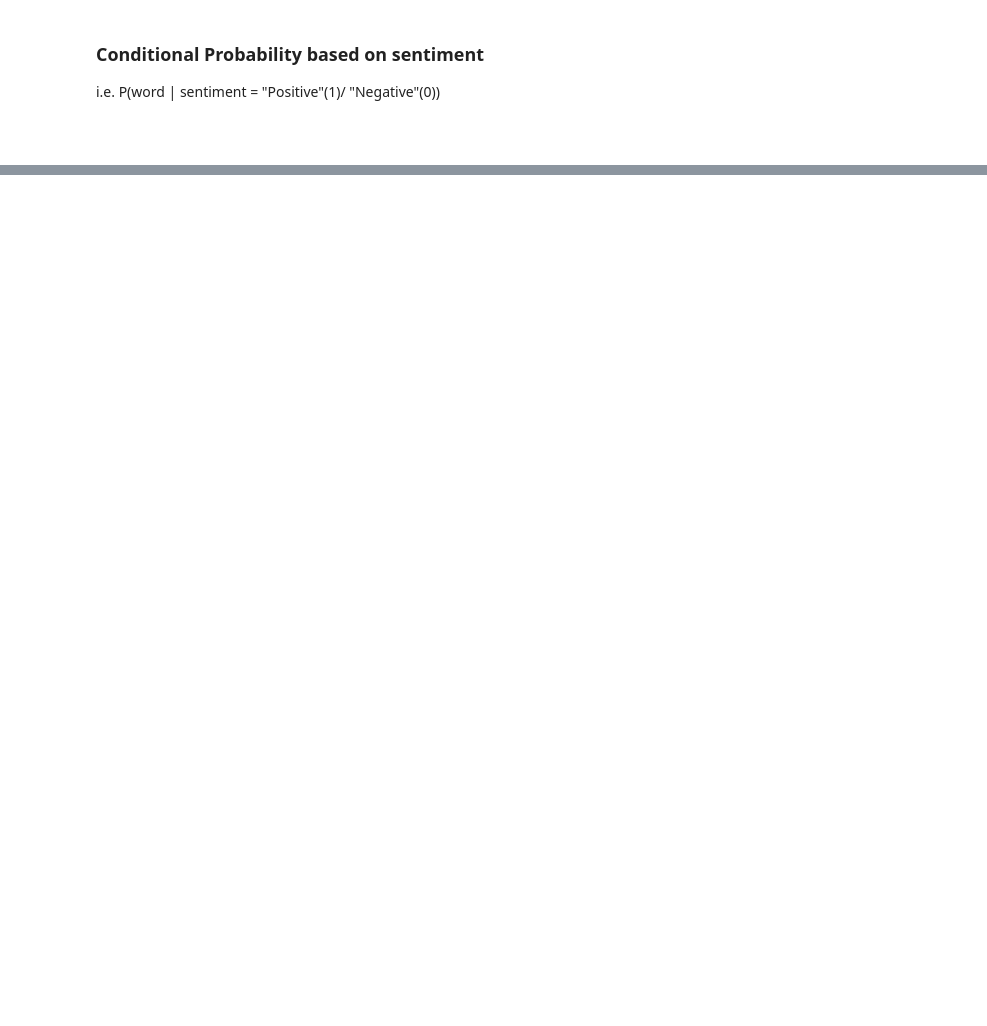
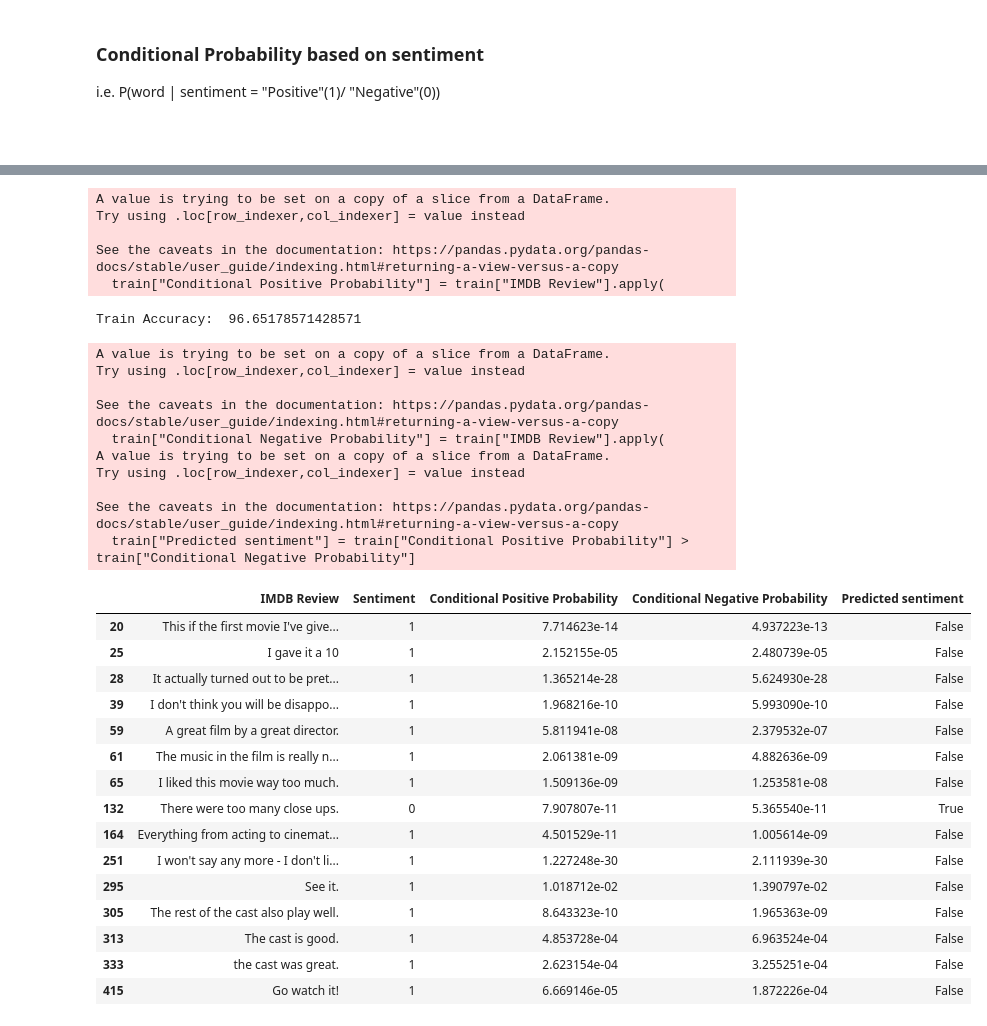
Before and after one commit to VighneshS/sentiment_prediction, a Jupyter notebook: sentiment_prediction.ipynb, the cells around one changed output, grey strips where cells are left out. Cells and saved outputs as stored; diff of their text form; code cells hidden in the pictures; blank space fills up the shorter version.

```diff
--- a/sentiment_prediction.ipynb
+++ b/sentiment_prediction.ipynb
@@ -203,0 +219,3 @@ negative_word_probability
+# %%
+total_negative_words = negative_sentiments.count(axis=0)['Sentiment']
+total_negative_words
@@ -203,0 +256,43 @@ negative_word_probability
+# %%
+train["Conditional Positive Probability"] = train["IMDB Review"].apply(
+    lambda review: get_probabilities(review, True, False))
+train["Conditional Negative Probability"] = train["IMDB Review"].apply(
+    lambda review: get_probabilities(review, False, False))
+train["Predicted sentiment"] = train["Conditional Positive Probability"] > train["Conditional Negative Probability"]
+print("Train Accuracy: ",
+      train.loc[train["Predicted sentiment"] == train["Sentiment"]].count(axis=0)['Sentiment'] * 100 /
+      train.count(axis=0)['Sentiment'])
+train.loc[train["Predicted sentiment"] != train["Sentiment"]]
+# %% [output]
+A value is trying to be set on a copy of a slice from a DataFrame.
+Try using .loc[row_indexer,col_indexer] = value instead
+
+See the caveats in the documentation: https://pandas.pydata.org/pandas-docs/stable/user_guide/indexing.html#returning-a-view-versus-a-copy
+  train["Conditional Positive Probability"] = train["IMDB Review"].apply(
+Train Accuracy:  96.65178571428571
+A value is trying to be set on a copy of a slice from a DataFrame.
+Try using .loc[row_indexer,col_indexer] = value instead
+
+See the caveats in the documentation: https://pandas.pydata.org/pandas-docs/stable/user_guide/indexing.html#returning-a-view-versus-a-copy
+  train["Conditional Negative Probability"] = train["IMDB Review"].apply(
+A value is trying to be set on a copy of a slice from a DataFrame.
+Try using .loc[row_indexer,col_indexer] = value instead
+
+See the caveats in the documentation: https://pandas.pydata.org/pandas-docs/stable/user_guide/indexing.html#returning-a-view-versus-a-copy
+  train["Predicted sentiment"] = train["Conditional Positive Probability"] > train["Conditional Negative Probability"]
+|  | IMDB Review | Sentiment | Conditional Positive Probability | Conditional Negative Probability | Predicted sentiment |
+| 20 | This if the first movie I've give... | 1 | 7.714623e-14 | 4.937223e-13 | False |
+| 25 | I gave it a 10 | 1 | 2.152155e-05 | 2.480739e-05 | False |
+| 28 | It actually turned out to be pret... | 1 | 1.365214e-28 | 5.624930e-28 | False |
+| 39 | I don't think you will be disappo... | 1 | 1.968216e-10 | 5.993090e-10 | False |
+| 59 | A great film by a great director. | 1 | 5.811941e-08 | 2.379532e-07 | False |
+| 61 | The music in the film is really n... | 1 | 2.061381e-09 | 4.882636e-09 | False |
+| 65 | I liked this movie way too much. | 1 | 1.509136e-09 | 1.253581e-08 | False |
+| 132 | There were too many close ups. | 0 | 7.907807e-11 | 5.365540e-11 | True |
+| 164 | Everything from acting to cinemat... | 1 | 4.501529e-11 | 1.005614e-09 | False |
+| 251 | I won't say any more - I don't li... | 1 | 1.227248e-30 | 2.111939e-30 | False |
+| 295 | See it. | 1 | 1.018712e-02 | 1.390797e-02 | False |
+| 305 | The rest of the cast also play well. | 1 | 8.643323e-10 | 1.965363e-09 | False |
+| 313 | The cast is good. | 1 | 4.853728e-04 | 6.963524e-04 | False |
+| 333 | the cast was great. | 1 | 2.623154e-04 | 3.255251e-04 | False |
+| 415 | Go watch it! | 1 | 6.669146e-05 | 1.872226e-04 | False |
```
Also changed, not shown: parts of 32 cells of this notebook.
